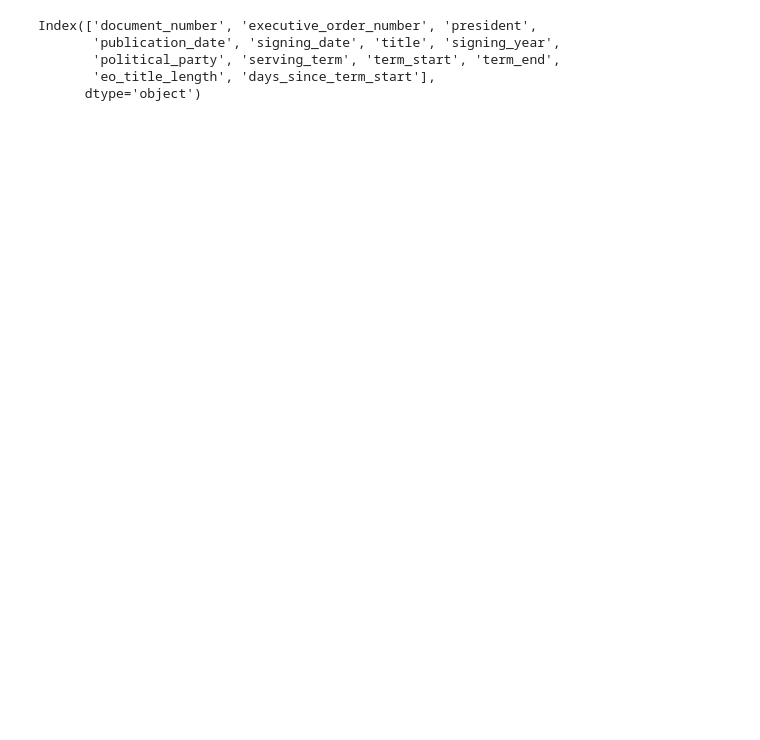
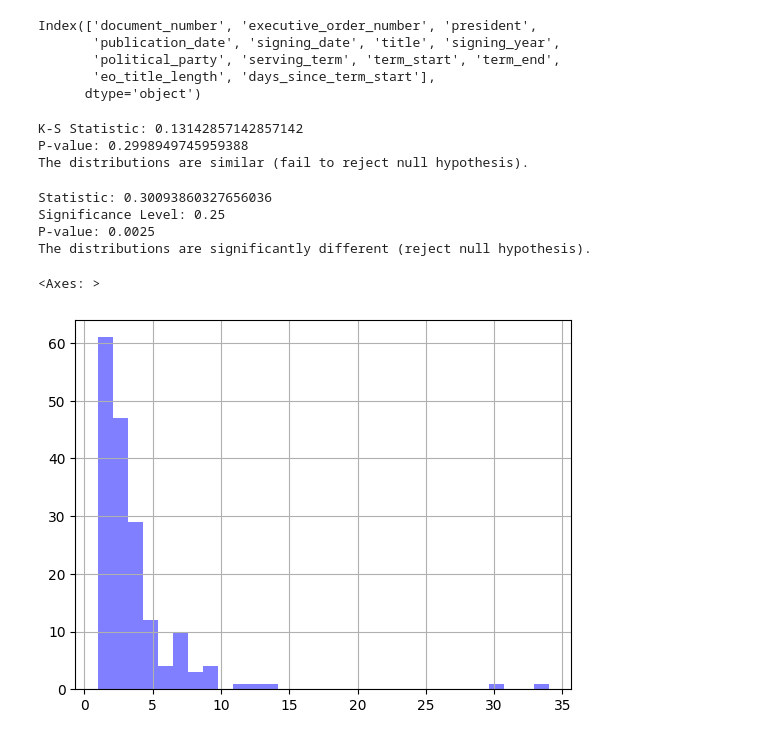
Before and after one commit to mrme77/The-Executive-O-Project, a Jupyter notebook: eo_notebook.ipynb, the cells around one changed output. Drawn from its saved outputs; the diff is of its cells as text; code cells hidden in the pictures; blank space fills up the shorter version.

```diff
--- a/eo_notebook.ipynb
+++ b/eo_notebook.ipynb
@@ -148,7 +154,7 @@ eo_counts = pd.get_dummies(eo_counts, columns=['political_party'], prefix='term'
 eo_counts['year'] = pd.to_datetime(eo_counts['month_year'], format='%Y-%m').dt.year
 eo_counts['month'] = pd.to_datetime(eo_counts['month_year'], format='%Y-%m').dt.month
 # %%
-#eo_counts['EO_YTD'] = eo_counts.groupby('year')['eo_count'].cumsum()
+eo_counts['EO_YTD'] = eo_counts.groupby('year')['eo_count'].cumsum()
 eo_counts['EO_YTD_Per_Month'] = eo_counts['EO_YTD'] / eo_counts['month']
 # %%
 eo_counts['Prev_Year'] = eo_counts['year'] - 1
@@ -168,7 +174,55 @@ eo_counts['EO_Prev_Year_Same_Month'] = eo_counts['EO_Prev_Year_Same_Month'].fill
 # %%
 features = ['EO_Prev_Year_Same_Month','EO_YTD_Per_Month','year', 'month', 'term_1st Term', 'term_2nd Term', 'term_Democrat', 'term_Republican']
 target = 'eo_count'
+# %%
+from sklearn.model_selection import train_test_split
+
+# Split pre-2015 data into training and validation sets
+train_df, test_df = train_test_split(eo_counts, test_size=0.3, random_state=42)
 # %%
 
-train_df = eo_counts[eo_counts['year'] <= 2015]
-test_df = eo_counts[eo_counts['year'] > 2015]
+# train_df = eo_counts[eo_counts['year'] <= 2015]
+# test_df = eo_counts[eo_counts['year'] > 2015]
+# %%
+from scipy.stats import ks_2samp
+
+# Perform K-S test
+stat, p_value = ks_2samp(train_df['eo_count'], test_df['eo_count'])
+
+print(f"K-S Statistic: {stat}")
+print(f"P-value: {p_value}")
+
+# Interpret the result
+if p_value < 0.05:
+    print("The distributions are significantly different (reject null hypothesis).")
+else:
+    print("The distributions are similar (fail to reject null hypothesis).")
+# %% [output]
+K-S Statistic: 0.13142857142857142
+P-value: 0.2998949745959388
+The distributions are similar (fail to reject null hypothesis).
+# %%
+from scipy.stats import anderson_ksamp
+
+# Perform Anderson-Darling test
+result = anderson_ksamp([train_df['eo_count'], test_df['eo_count']])
+
+print(f"Statistic: {result.statistic}")
+print(f"Significance Level: {result.significance_level}")
+print(f"P-value: {result.significance_level / 100}")
+
+# Interpret the result
+if result.significance_level < 5:
+    print("The distributions are significantly different (reject null hypothesis).")
+else:
+    print("The distributions are similar (fail to reject null hypothesis).")
+# %% [output]
+Statistic: 0.30093860327656036
+Significance Level: 0.25
+P-value: 0.0025
+The distributions are significantly different (reject null hypothesis).
+# %%
+train_df.eo_count.hist(bins=30, alpha=0.5, color='blue', label='Train')
+# %% [output]
+<Axes: >
+[figure, added]
```
Also changed, not shown: parts of 13 cells of this notebook.
